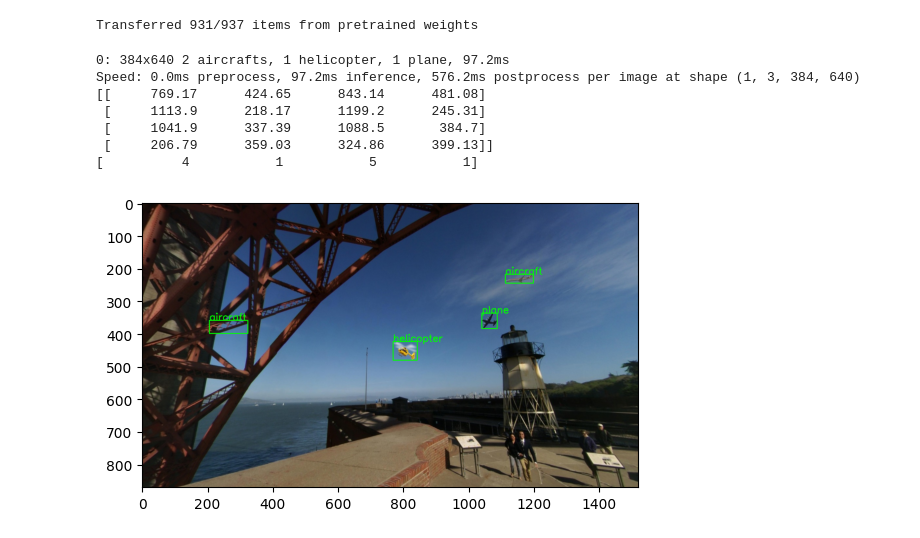
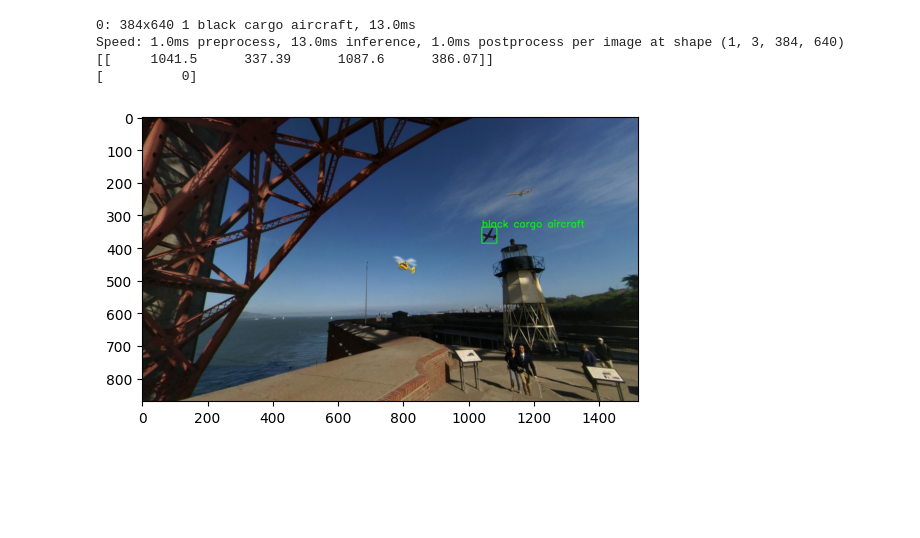
Before and after one commit to ChronoVortex07/til-24-overflow, a Jupyter notebook: train_vlm.ipynb, the cells around one changed output. Cells and saved outputs as stored; diff of their text form; code cells hidden in the pictures; blank space fills up the shorter version.

```diff
--- a/train_vlm.ipynb
+++ b/train_vlm.ipynb
@@ -98,29 +161,26 @@ print(df.head())
 # %%
-model = YOLO("data/yolo/vlm_yolo/weights/best.pt")
+# download pre-trained model
+model = YOLOWorld('data/yolo/vlm_yolo_album_large/weights/best.pt')
-# %% [output]
-Transferred 931/937 items from pretrained weights
 # %%
-# deploy
-model = YOLO("data/yolo/vlm_yolo/weights/best.pt", task = "deploy")
+# # deploy
+model = YOLOWorld("data/yolo/vlm_yolo_open/weights/best.pt")
+model.set_classes(["black cargo aircraft"])
 image = cv2.imread("vlm/example.jpg")
 image = cv2.cvtColor(image, cv2.COLOR_BGR2RGB)
-results = model(image)
+results = model(image, )
 print(results[0].boxes.xyxy.cpu().numpy())
 print(results[0].boxes.cls.cpu().numpy())
 for box, cls in zip(results[0].boxes.xyxy.cpu().numpy(), results[0].boxes.cls.cpu().numpy()):
     x1, y1, x2, y2 = box
     cv2.rectangle(image, (int(x1), int(y1)), (int(x2), int(y2)), (0, 255, 0), 2)
     cv2.putText(image, model.names[int(cls)], (int(x1), int(y1)), cv2.FONT_HERSHEY_SIMPLEX, 1, (0, 255, 0), 2)
 plt.imshow(image)
 plt.show()
 # %% [output]
-0: 384x640 2 aircrafts, 1 helicopter, 1 plane, 97.2ms
-Speed: 0.0ms preprocess, 97.2ms inference, 576.2ms postprocess per image at shape (1, 3, 384, 640)
-[[     769.17      424.65      843.14      481.08]
- [     1113.9      218.17      1199.2      245.31]
- [     1041.9      337.39      1088.5       384.7]
- [     206.79      359.03      324.86      399.13]]
-[          4           1           5           1]
+0: 384x640 1 black cargo aircraft, 13.0ms
+Speed: 1.0ms preprocess, 13.0ms inference, 1.0ms postprocess per image at shape (1, 3, 384, 640)
+[[     1041.5      337.39      1087.6      386.07]]
+[          0]
-[figure, old version]
+[figure, new version]
 # %%
 model.train(
```
Also changed, not shown: parts of 9 cells of this notebook, 7 other files.
